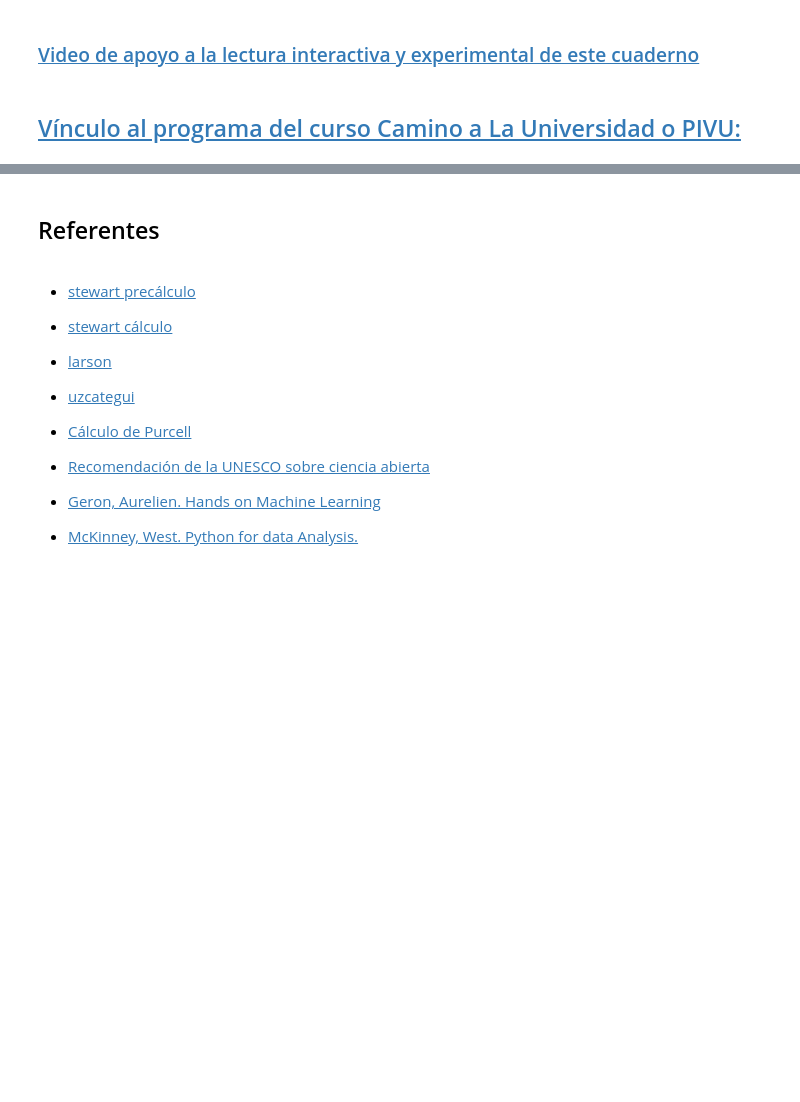
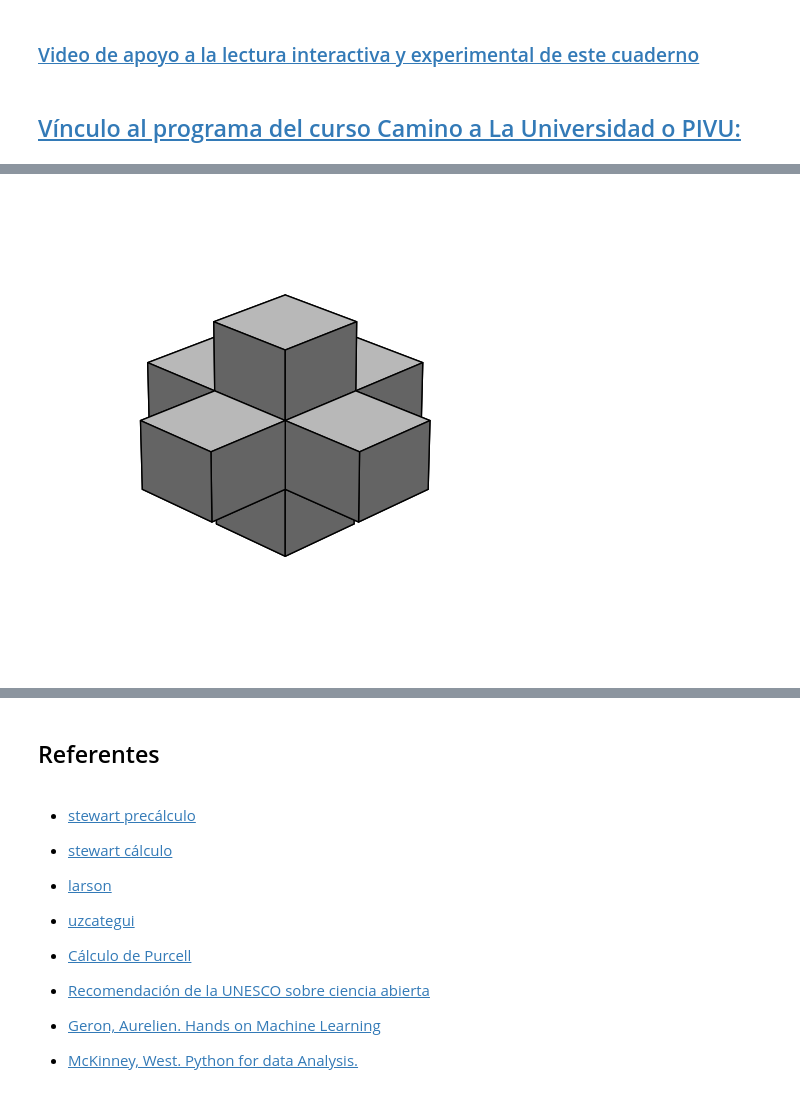
Before and after one commit to marco-canas/camino-udea, a Jupyter notebook: 6_razonamiento_geometrico/clase_13_areas_perimetros_volumenes/clase_13_areas_perimetros_volumenes.ipynb, the cells around one changed output, grey strips where cells are left out. Drawn from its saved outputs; the diff is of its cells as text; code cells hidden in the pictures; blank space fills up the shorter version.

Commit message:
ya voy en la pregunta 5

```diff
--- a/6_razonamiento_geometrico/clase_13_areas_perimetros_volumenes/clase_13_areas_perimetros_volumenes.ipynb
+++ b/6_razonamiento_geometrico/clase_13_areas_perimetros_volumenes/clase_13_areas_perimetros_volumenes.ipynb
@@ -522,0 +115,46 @@ Estos problemas entrenan exactamente:
+# %%
+import matplotlib.pyplot as plt
+import numpy as np
+
+# Configurar la figura y el eje 3D
+fig = plt.figure(figsize=(6, 6))
+ax = fig.add_subplot(111, projection='3d')
+
+# Crear una rejilla de 3x3x3 para posicionar los cubos
+# El espacio vacío será False (0) y los cubos serán True (1)
+voxels = np.zeros((3, 3, 3), dtype=bool)
+
+# Posicionar los 7 cubos en una estructura de cruz (coordenadas x, y, z)
+# Centro: (1, 1, 1)
+voxels[1, 1, 1] = True  # Cubo central
+voxels[2, 1, 1] = True  # Derecha
+voxels[0, 1, 1] = True  # Izquierda
+voxels[1, 2, 1] = True  # Atrás
+voxels[1, 0, 1] = True  # Adelante
+voxels[1, 1, 2] = True  # Arriba
+voxels[1, 1, 0] = True  # Abajo
+
+# Configurar colores (un gris suave con bordes negros bien definidos)
+colors = np.empty(voxels.shape, dtype=object)
+colors[voxels] = '#f0f0f0'
+
+# Dibujar los voxels (cubos)
+ax.voxels(voxels, facecolors=colors, edgecolors='black', linewidth=1)
+
+# Ajustar los límites de los ejes para centrar la figura
+ax.set_xlim(0, 3)
+ax.set_ylim(0, 3)
+ax.set_zlim(0, 3)
+
+# Ocultar los ejes y las líneas de fondo para emular el dibujo del libro
+ax.set_axis_off()
+
+# Ajustar el ángulo de visión de la cámara para que coincida con la perspectiva isométrica
+ax.view_init(elev=25, azim=45)
+
+# guardar el gráfico
+plt.savefig(r"C:\Users\marco\Downloads\figura_3d_pregunta_1.png")
+# Mostrar el gráfico
+plt.show()
+# %% [output]
+[figure, added]
```
Also changed, not shown: parts of 82 cells of this notebook, 8 other files.
